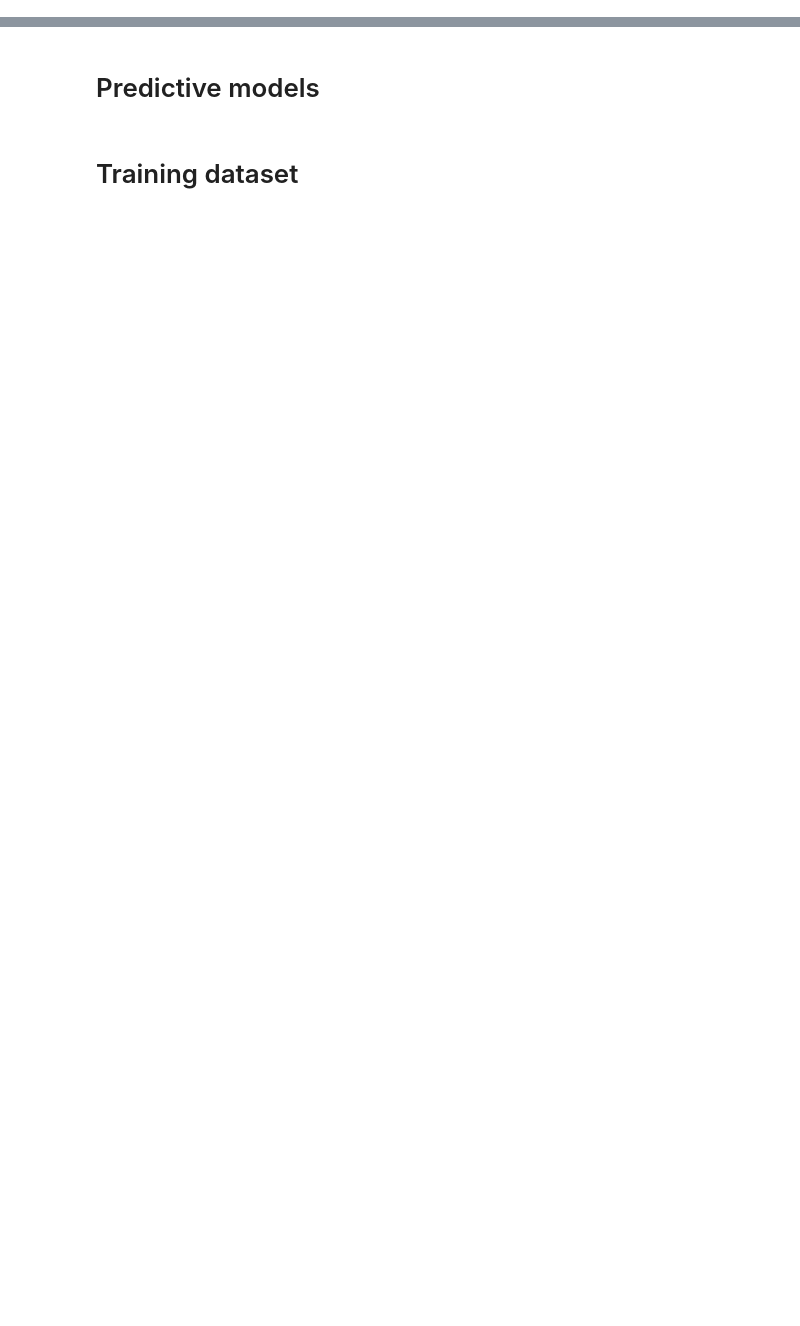
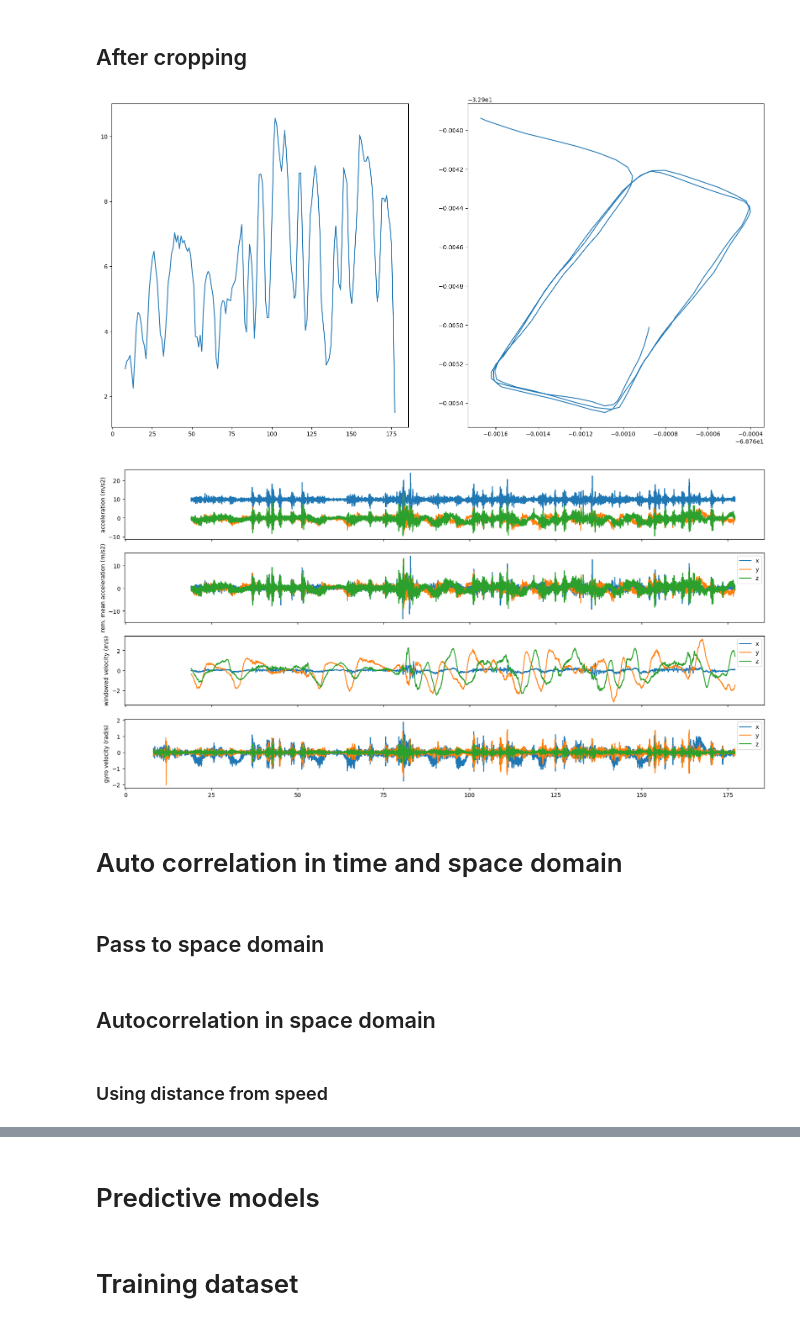
Before and after one commit to carloshernangarrido/car_models, a Jupyter notebook: test_tf_models.ipynb, the cells around one changed output, grey strips where cells are left out. Cells and saved outputs as stored; diff of their text form; code cells hidden in the pictures; blank space fills up the shorter version.

```diff
--- a/test_tf_models.ipynb
+++ b/test_tf_models.ipynb
@@ -89,0 +49,17 @@ class SameRoadLossCallback(tf.keras.callbacks.Callback):
+# %%
+s_min = 2  # m/s
+i_ini = (dfs['loc']['speed'] > s_min).idxmax()
+i_fin = (dfs['loc']['speed'].iloc[i_ini:] < s_min).idxmax()
+t_ini, t_fin = dfs['loc']['seconds_elapsed'].iloc[i_ini], dfs['loc']['seconds_elapsed'].iloc[i_fin]
+print(t_ini, '---', t_fin)
+print(timestamp2dt(dfs['loc']['time'].iloc[i_ini]), '---', timestamp2dt(dfs['loc']['time'].iloc[i_fin]))
+
+dfs_crop = {}
+if s_min > 0:
+  dfs_crop['loc'] = dfs['loc'].loc[i_ini:i_fin, :].copy()
+  dfs_crop['acc'] = dfs['acc'].loc[(abs(dfs['acc']['seconds_elapsed']-t_ini)).idxmin():(abs(dfs['acc']['seconds_elapsed']-t_fin)).idxmin(), :].copy()
+  dfs_crop['gyr'] = dfs['gyr'].loc[(abs(dfs['gyr']['seconds_elapsed']-t_ini)).idxmin():(abs(dfs['gyr']['seconds_elapsed']-t_fin)).idxmin(), :].copy()
+else:
+  dfs_crop['loc'] = dfs['loc'].copy()
+  dfs_crop['acc'] = dfs['acc'].copy()
+  dfs_crop['gyr'] = dfs['gyr'].copy()
@@ -89,0 +134,39 @@ class SameRoadLossCallback(tf.keras.callbacks.Callback):
+# %% [markdown]
+## After cropping
+# %%
+set_xlim = False
+
+fig, ax = plt.subplots(1, 2, figsize=(20,10))
+ax[0].plot(dfs_crop['loc']['seconds_elapsed'], dfs_crop['loc']['speed'])
+ax[1].plot(dfs_crop['loc']['longitude'], dfs_crop['loc']['latitude'])
+
+fig, ax = plt.subplots(4, 1, sharex='col', figsize=(20,10))
+ax[0].plot(dfs_crop['acc']['seconds_elapsed'], dfs_crop['acc']['x'], label='x')
+ax[0].plot(dfs_crop['acc']['seconds_elapsed'], dfs_crop['acc']['y'], label='y')
+ax[0].plot(dfs_crop['acc']['seconds_elapsed'], dfs_crop['acc']['z'], label='z')
+ax[0].set_ylabel('acceleration (m/s2)')
+ax[1].plot(dfs_crop['acc']['seconds_elapsed'], dfs_crop['acc']['x_rem_mean'], label='x')
+ax[1].plot(dfs_crop['acc']['seconds_elapsed'], dfs_crop['acc']['y_rem_mean'], label='y')
+ax[1].plot(dfs_crop['acc']['seconds_elapsed'], dfs_crop['acc']['z_rem_mean'], label='z')
+ax[1].set_ylabel('rem. mean acceleration (m/s2)')
+ax[1].legend()
+ax[2].plot(dfs_crop['acc']['seconds_elapsed'], dfs_crop['acc']['vel_x'], label='x')
+ax[2].plot(dfs_crop['acc']['seconds_elapsed'], dfs_crop['acc']['vel_y'], label='y')
+ax[2].plot(dfs_crop['acc']['seconds_elapsed'], dfs_crop['acc']['vel_z'], label='z')
+ax[2].set_ylabel('windowed velocity (m/s)')
+ax[2].legend()
+ax[3].plot(dfs_crop['gyr']['seconds_elapsed'], dfs_crop['gyr']['x'], label='x')
+ax[3].plot(dfs_crop['gyr']['seconds_elapsed'], dfs_crop['gyr']['y'], label='y')
+ax[3].plot(dfs_crop['gyr']['seconds_elapsed'], dfs_crop['gyr']['z'], label='z')
+ax[3].set_ylabel('gyro velocity (rad/s)')
+ax[3].legend()
+if set_xlim:
+  ax[0].set_xlim((max((min(dfs['loc']['seconds_elapsed']), min(dfs['acc']['seconds_elapsed']), min(dfs['gyr']['seconds_elapsed'])))),
+                  min((max(dfs['loc']['seconds_elapsed']), max(dfs['acc']['seconds_elapsed']), max(dfs['gyr']['seconds_elapsed']))))
+# %% [output]
+[figure, added]
+[figure, added]
+# %% [markdown]
+# Auto correlation in time and space domain
+# %% [markdown]
+## Pass to space domain
@@ -89,0 +196,4 @@ class SameRoadLossCallback(tf.keras.callbacks.Callback):
+# %% [markdown]
+## Autocorrelation in space domain
+# %% [markdown]
+### Using distance from speed
```
Also changed, not shown: parts of 37 cells of this notebook.
